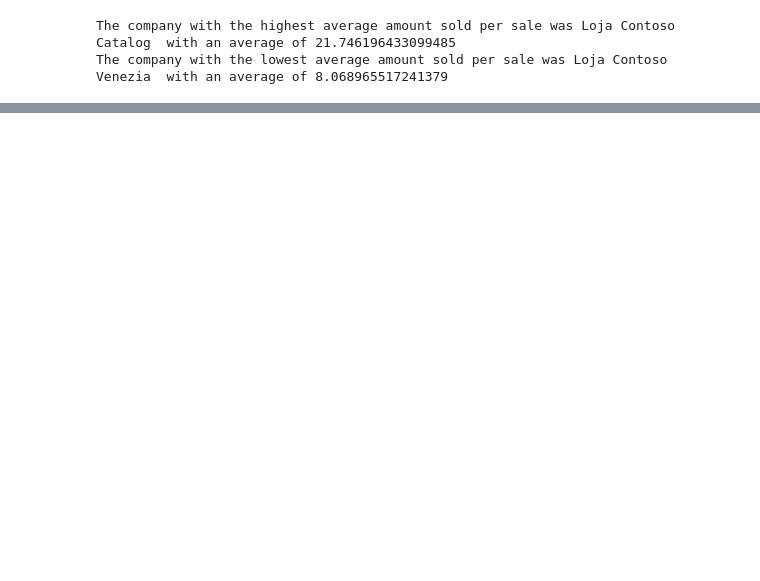
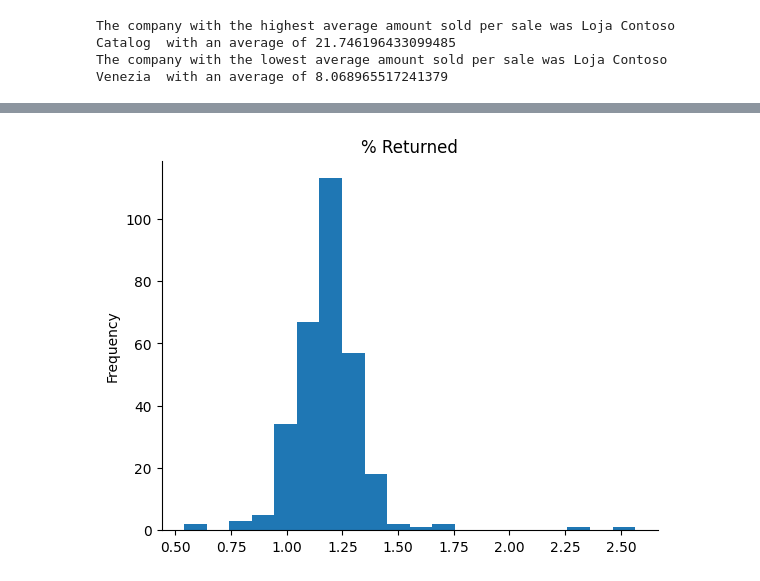
Before and after one commit to igornunespatricio/Python-Course, a Jupyter notebook: Data Analysis/Data_Analysis_Contoso.ipynb, the cells around one changed output, grey strips where cells are left out. Cells and saved outputs as stored; diff of their text form; code cells hidden in the pictures; blank space fills up the shorter version.

```diff
--- a/Data Analysis/Data_Analysis_Contoso.ipynb
+++ b/Data Analysis/Data_Analysis_Contoso.ipynb
@@ -179,0 +221,11 @@ The company with the lowest average amount sold per sale was Loja Contoso Venezi
+# %%
+# % of returned items per store
+groupedSoldReturn = vendas_df.groupby('Nome da Loja').agg(
+    **{
+        'Amount Sold': pd.NamedAgg('Quantidade Vendida', np.sum),
+        'Amount Returned': pd.NamedAgg('Quantidade Devolvida', np.sum)
+    }
+)
+groupedSoldReturn['% Returned'] = 100 * groupedSoldReturn['Amount Returned']/groupedSoldReturn['Amount Sold']
+groupedSoldReturn.sort_values(by='% Returned', inplace=True, ascending=False)
+groupedSoldReturn
@@ -179,0 +247,6 @@ The company with the lowest average amount sold per sale was Loja Contoso Venezi
+# %%
+from matplotlib import pyplot as plt
+groupedSoldReturn['% Returned'].plot(kind='hist', bins=20, title='% Returned')
+plt.gca().spines[['top', 'right',]].set_visible(False)
+# %% [output]
+[figure, added]
```
Also changed, not shown: parts of 16 cells of this notebook.
